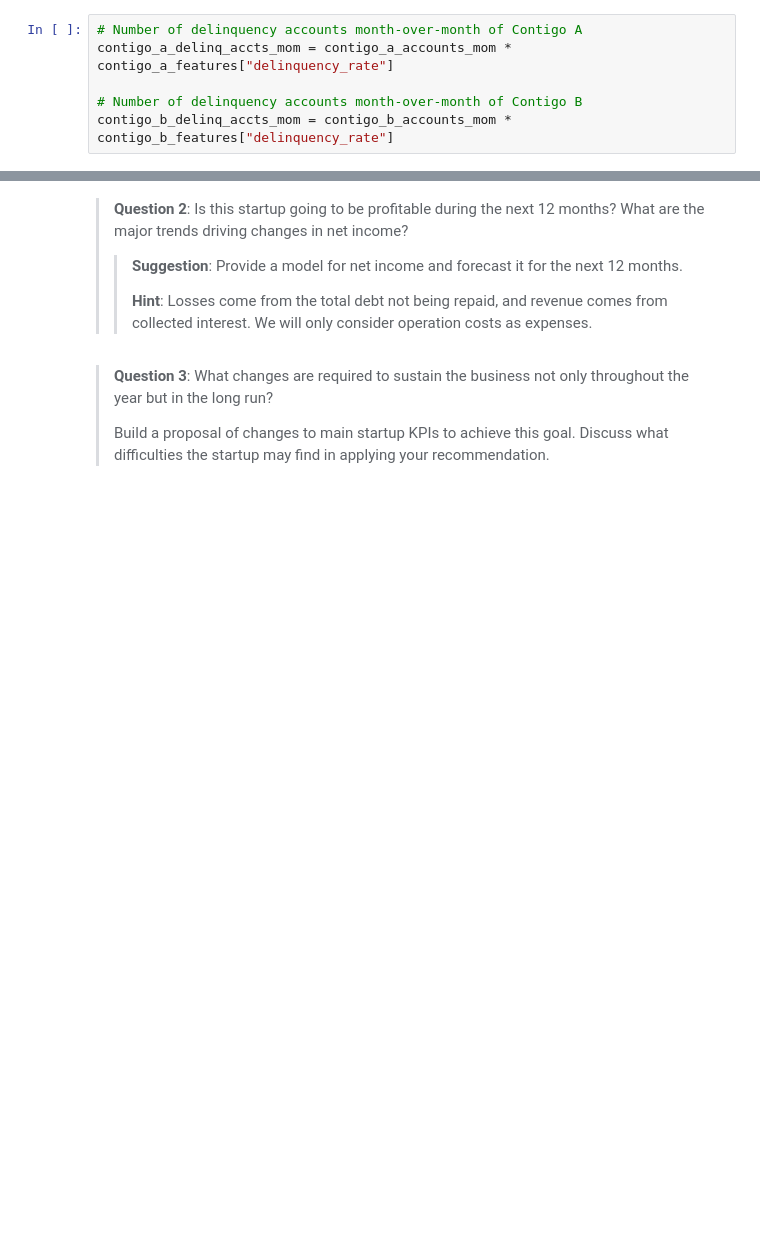
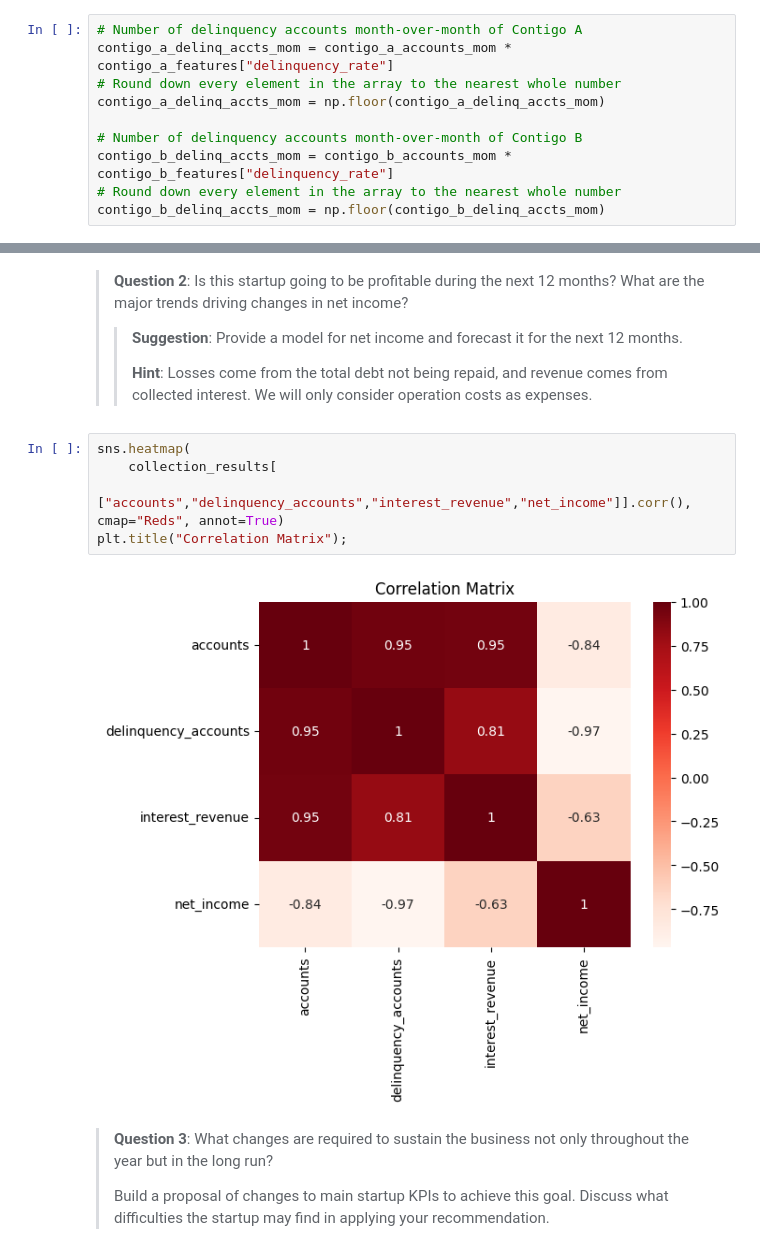
Before and after one commit to mandelbrojt/stori-ba-assessment, a Jupyter notebook: part1-state-of-business-analysis.ipynb, the cells around one changed output, grey strips where cells are left out. Drawn from its saved outputs; the diff is of its cells as text; blank space fills up the shorter version.

Commit message:
Rounded down 'delinquency_accounts'. Store it as a integer data type

```diff
--- a/part1-state-of-business-analysis.ipynb
+++ b/part1-state-of-business-analysis.ipynb
@@ -80,6 +76,10 @@ contigo_b_accounts_mom = \
 # %%
 # Number of delinquency accounts month-over-month of Contigo A
 contigo_a_delinq_accts_mom = contigo_a_accounts_mom * contigo_a_features["delinquency_rate"]
+# Round down every element in the array to the nearest whole number
+contigo_a_delinq_accts_mom = np.floor(contigo_a_delinq_accts_mom)
 
 # Number of delinquency accounts month-over-month of Contigo B
 contigo_b_delinq_accts_mom = contigo_b_accounts_mom * contigo_b_features["delinquency_rate"]
+# Round down every element in the array to the nearest whole number
+contigo_b_delinq_accts_mom = np.floor(contigo_b_delinq_accts_mom)
@@ -272,6 +277,13 @@ changes in net income?
 >> **Suggestion**: Provide a model for net income and forecast it for the next 12 months.
 >>
 >> **Hint**: Losses come from the total debt not being repaid, and revenue comes from collected interest. We will only consider operation costs as expenses.
+# %%
+sns.heatmap(
+    collection_results[
+        ["accounts","delinquency_accounts","interest_revenue","net_income"]].corr(), cmap="Reds", annot=True)
+plt.title("Correlation Matrix");
+# %% [output]
+[figure, added]
 # %% [markdown]
 > **Question 3**: What changes are required to sustain the business not only throughout the year but in the long run?
 >
```
Also changed, not shown: parts of 3 cells of this notebook.
